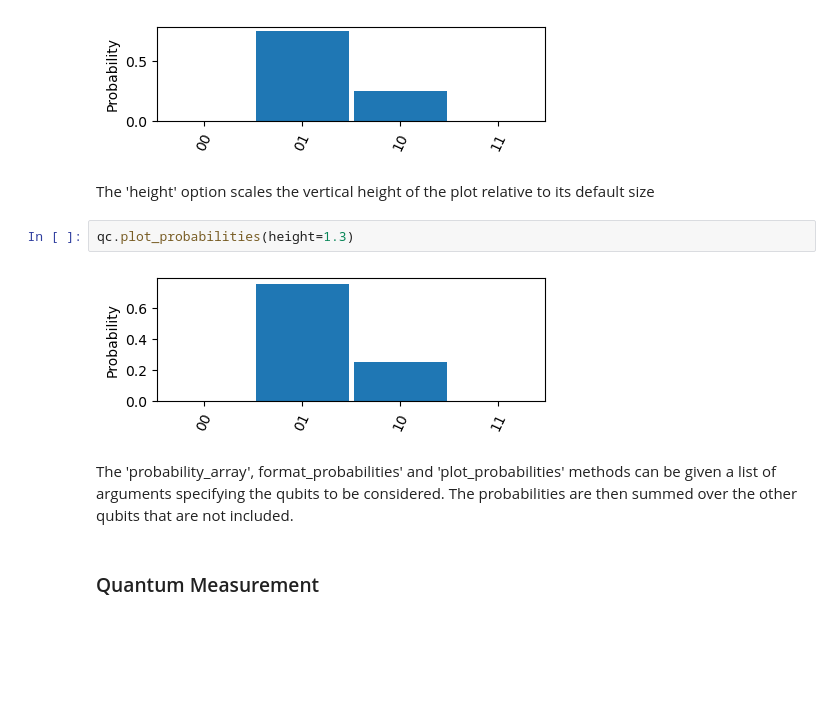
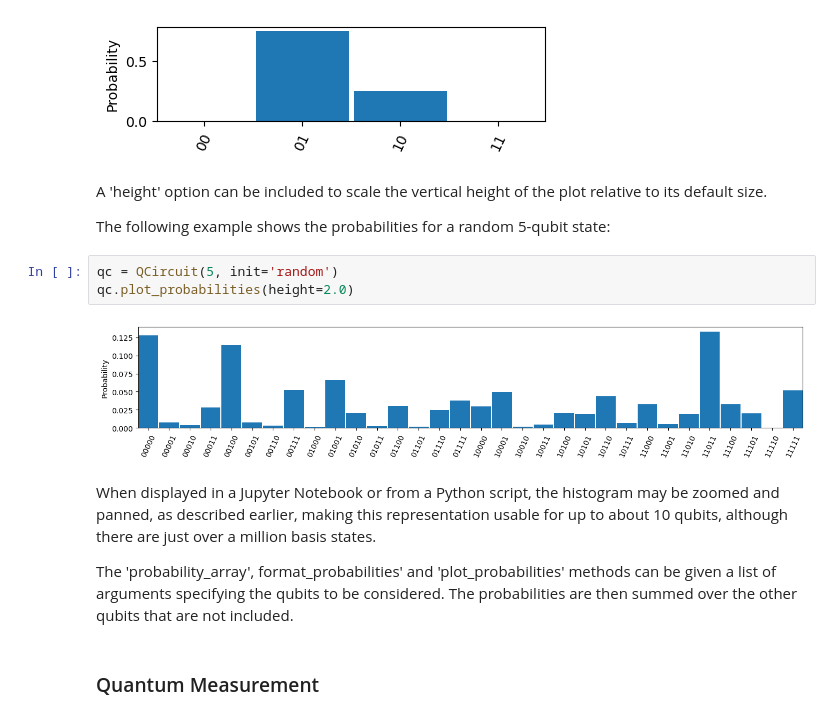
Before and after one commit to jbrumf/tinyqsim, a Jupyter notebook: examples/tutorial_2_exploring_further.ipynb, the cells around one changed output. Saved outputs shown, nothing was run; the diff lists cells and outputs as text; blank space fills up the shorter version.

```diff
--- a/examples/tutorial_2_exploring_further.ipynb
+++ b/examples/tutorial_2_exploring_further.ipynb
@@ -294,12 +302,17 @@ qc.plot_probabilities()
 # %% [output]
 [figure]
 # %% [markdown]
-The 'height' option scales the vertical height of the plot relative to its default size
+A 'height' option can be included to scale the vertical height of the plot relative to its default size.
+
+The following example shows the probabilities for a random 5-qubit state:
 # %%
-qc.plot_probabilities(height=1.3)
+qc = QCircuit(5, init='random')
+qc.plot_probabilities(height=2.0)
 # %% [output]
-[figure, old version]
+[figure, new version]
 # %% [markdown]
+When displayed in a Jupyter Notebook or from a Python script, the histogram may be zoomed and panned, as described earlier, making this representation usable for up to about 10 qubits, although there are just over a million basis states.
+
 The 'probability_array', format_probabilities' and 'plot_probabilities' methods can be given a list of arguments specifying the qubits to be considered. The probabilities are then summed over the other qubits that are not included.
 # %% [markdown]
 ### Quantum Measurement
```
Also changed, not shown: parts of 39 cells of this notebook, 15 other files.
